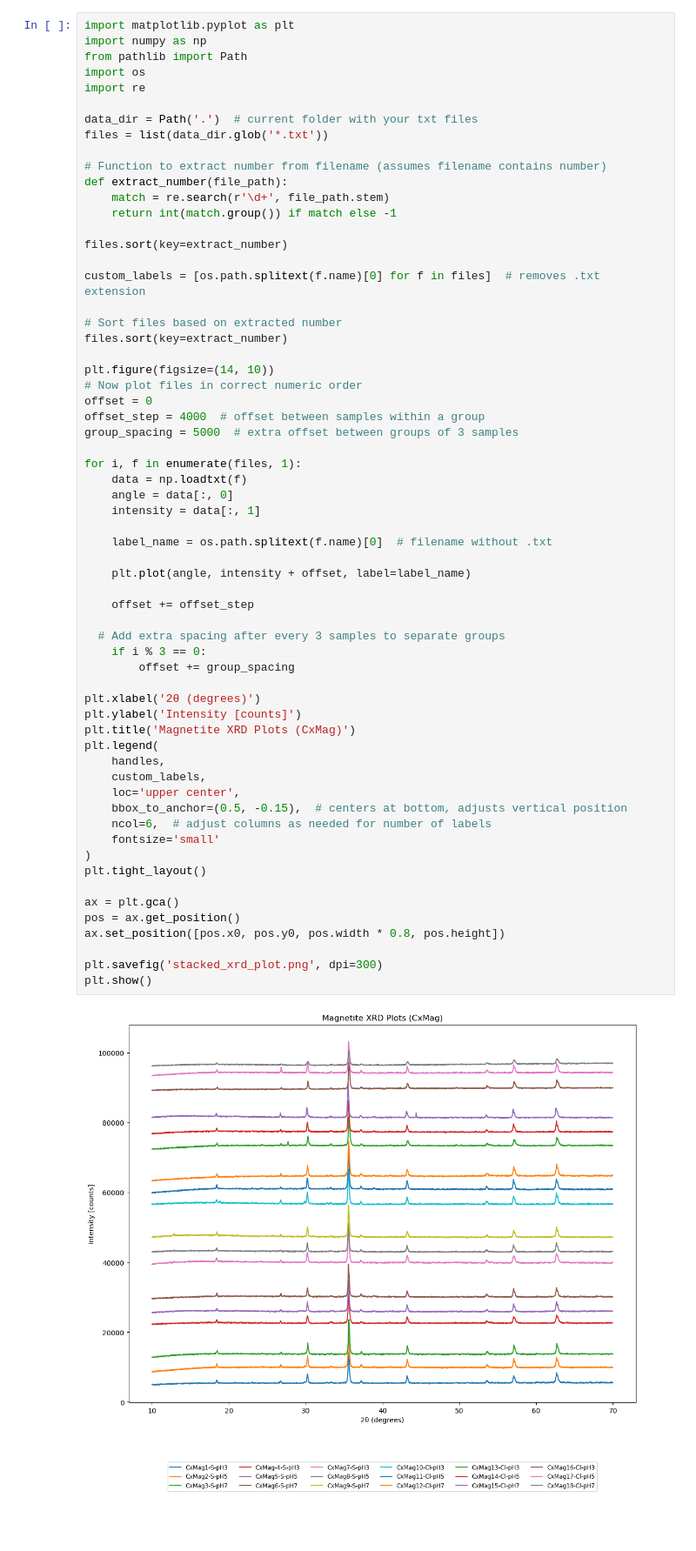
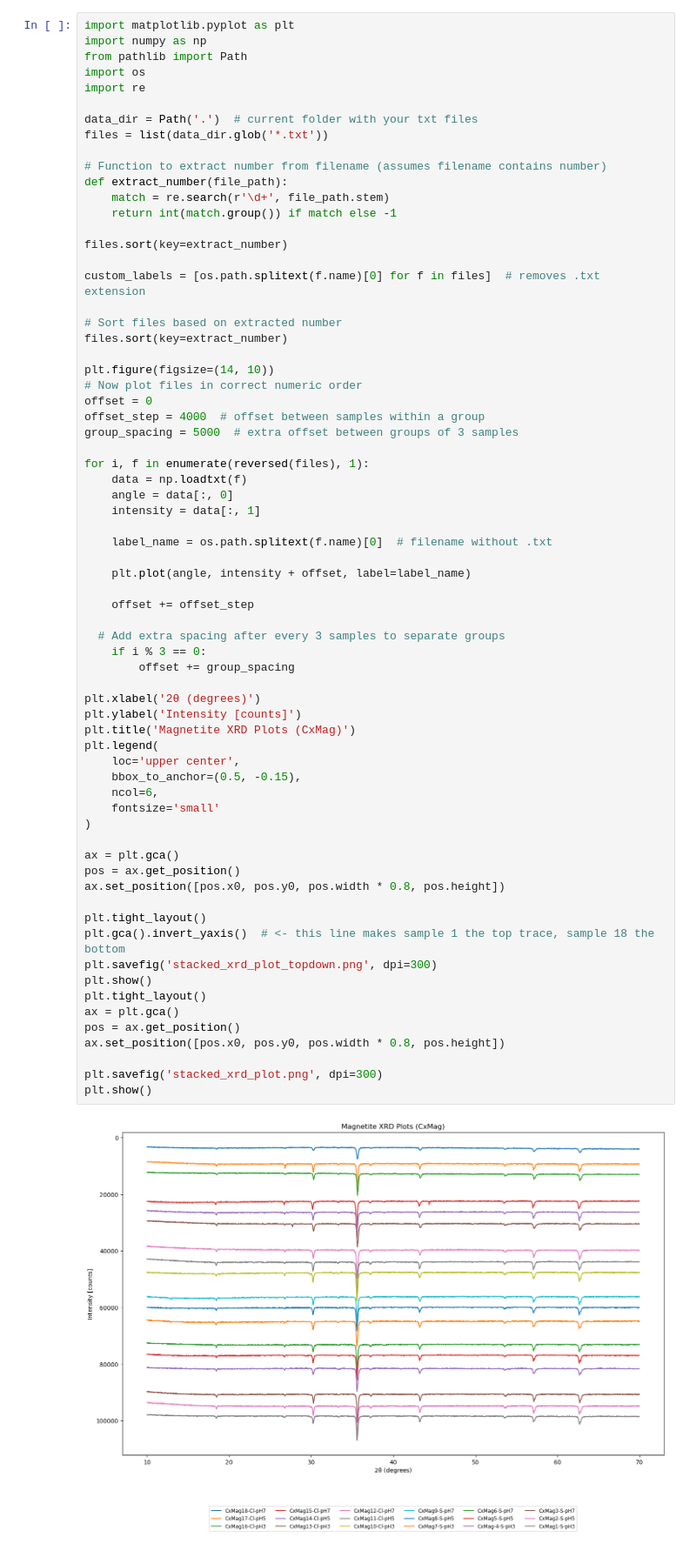
Before and after one commit to el3branr0cks/XRD_Stacks, a Jupyter notebook: XRD_Stack.ipynb, the cells around one changed output. Shown at 87% size. Saved outputs shown, nothing was run; the diff lists cells and outputs as text; blank space fills up the shorter version.

Commit message:
had to reverse becase they were in the wrong order

```diff
--- a/XRD_Stack.ipynb
+++ b/XRD_Stack.ipynb
@@ -26,39 +26,45 @@ offset = 0
 offset_step = 4000  # offset between samples within a group
 group_spacing = 5000  # extra offset between groups of 3 samples
 
-for i, f in enumerate(files, 1):
+for i, f in enumerate(reversed(files), 1):
     data = np.loadtxt(f)
     angle = data[:, 0]
     intensity = data[:, 1]
 
     label_name = os.path.splitext(f.name)[0]  # filename without .txt
 
     plt.plot(angle, intensity + offset, label=label_name)
 
     offset += offset_step
 
   # Add extra spacing after every 3 samples to separate groups
     if i % 3 == 0:
         offset += group_spacing
 
 plt.xlabel('2θ (degrees)')
 plt.ylabel('Intensity [counts]')
 plt.title('Magnetite XRD Plots (CxMag)')
 plt.legend(
-    handles,
-    custom_labels,
     loc='upper center',
-    bbox_to_anchor=(0.5, -0.15),  # centers at bottom, adjusts vertical position
-    ncol=6,  # adjust columns as needed for number of labels
+    bbox_to_anchor=(0.5, -0.15),
+    ncol=6,
     fontsize='small'
 )
+
+ax = plt.gca()
+pos = ax.get_position()
+ax.set_position([pos.x0, pos.y0, pos.width * 0.8, pos.height])
+
 plt.tight_layout()
-
+plt.gca().invert_yaxis()  # <- this line makes sample 1 the top trace, sample 18 the bottom
+plt.savefig('stacked_xrd_plot_topdown.png', dpi=300)
+plt.show()
+plt.tight_layout()
 ax = plt.gca()
 pos = ax.get_position()
 ax.set_position([pos.x0, pos.y0, pos.width * 0.8, pos.height])
 
 plt.savefig('stacked_xrd_plot.png', dpi=300)
 plt.show()
 # %% [output]
-[figure, old version]
+[figure, new version]
```
Also changed, not shown: parts of 2 cells of this notebook, 1 other file.
